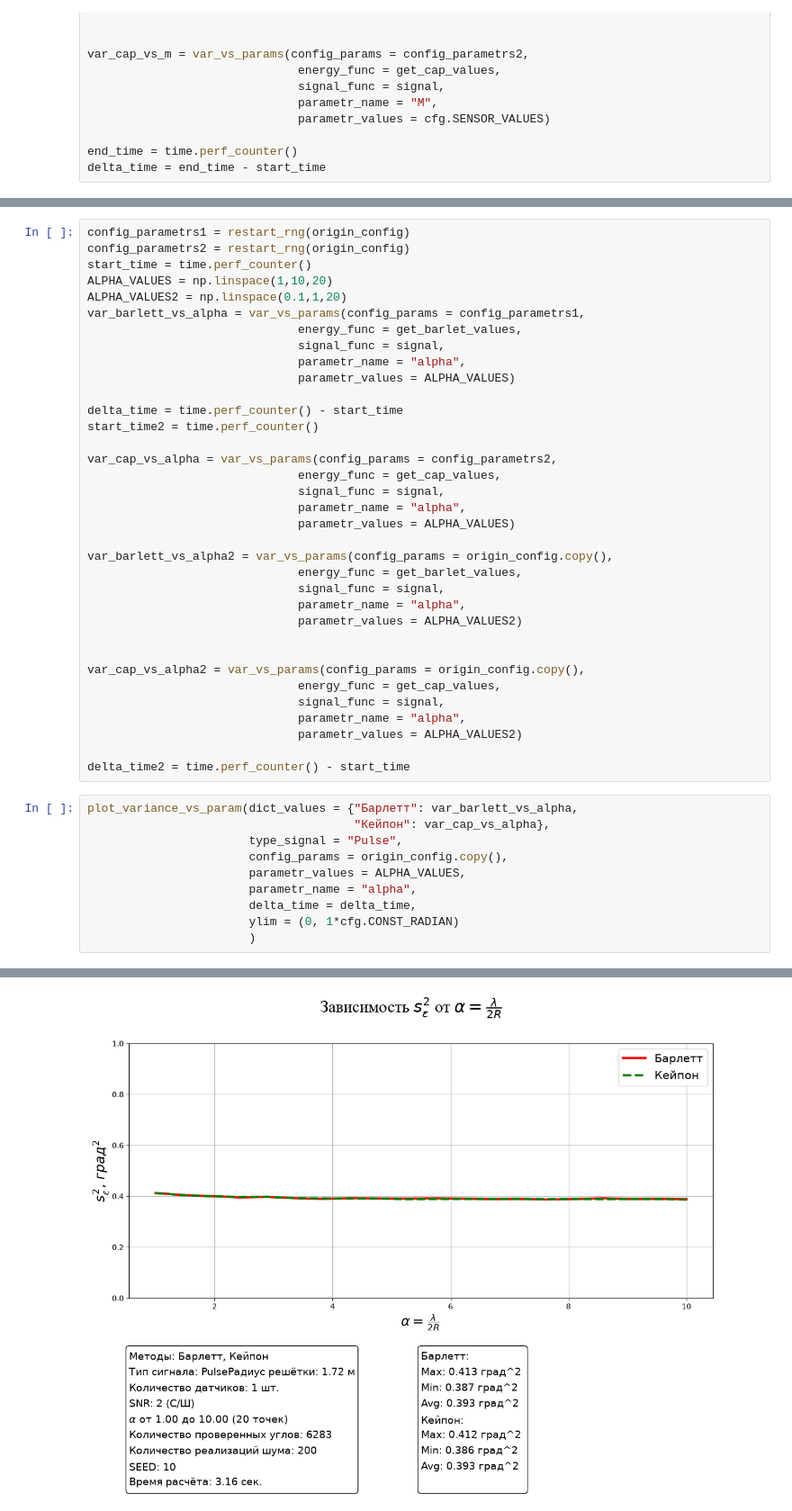
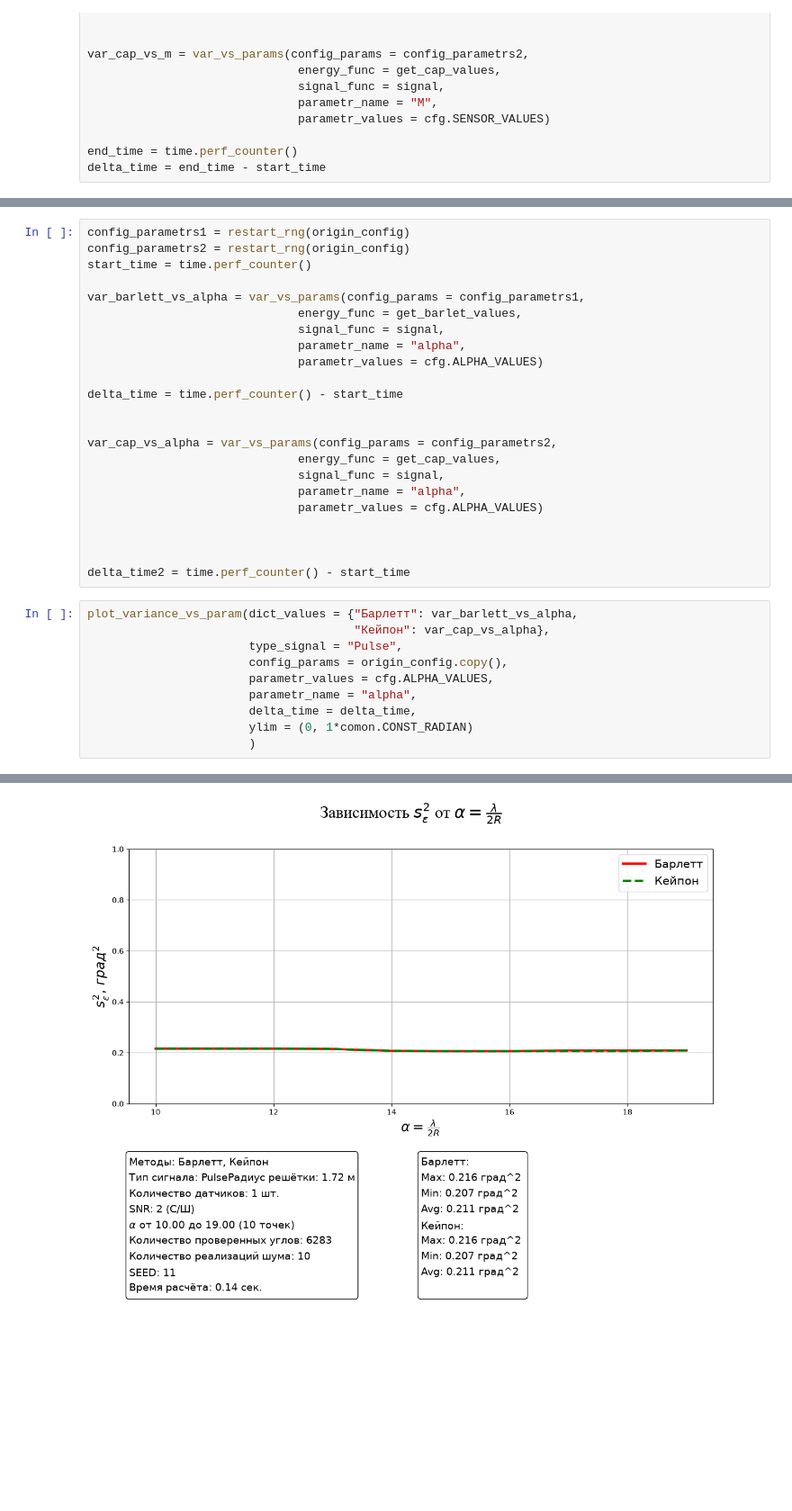
Before and after one commit to veitnemed/piling-main, a Jupyter notebook: report.ipynb, the cells around one changed output, grey strips where cells are left out. Shown at 90% size. Saved outputs shown, nothing was run; the diff lists cells and outputs as text; blank space fills up the shorter version.

Commit message:
refactor: new module comon for default values

```diff
--- a/report.ipynb
+++ b/report.ipynb
@@ -151,51 +193,39 @@ FileNotFoundError: [Errno 2] No such file or directory: 'images/report/M.png'
 config_parametrs1 = restart_rng(origin_config)
 config_parametrs2 = restart_rng(origin_config)
 start_time = time.perf_counter()
-ALPHA_VALUES = np.linspace(1,10,20)
-ALPHA_VALUES2 = np.linspace(0.1,1,20)
+
 var_barlett_vs_alpha = var_vs_params(config_params = config_parametrs1,
                               energy_func = get_barlet_values,
                               signal_func = signal,
                               parametr_name = "alpha",
-                              parametr_values = ALPHA_VALUES)
+                              parametr_values = cfg.ALPHA_VALUES)
 
 delta_time = time.perf_counter() - start_time
-start_time2 = time.perf_counter()
+
 
 var_cap_vs_alpha = var_vs_params(config_params = config_parametrs2,
                               energy_func = get_cap_values,
                               signal_func = signal,
                               parametr_name = "alpha",
-                              parametr_values = ALPHA_VALUES)
-
-var_barlett_vs_alpha2 = var_vs_params(config_params = origin_config.copy(),
-                              energy_func = get_barlet_values,
-                              signal_func = signal,
-                              parametr_name = "alpha",
-                              parametr_values = ALPHA_VALUES2)
+                              parametr_values = cfg.ALPHA_VALUES)
 
 
-var_cap_vs_alpha2 = var_vs_params(config_params = origin_config.copy(),
-                              energy_func = get_cap_values,
-                              signal_func = signal,
-                              parametr_name = "alpha",
-                              parametr_values = ALPHA_VALUES2)
 
 delta_time2 = time.perf_counter() - start_time
 # %%
 plot_variance_vs_param(dict_values = {"Барлетт": var_barlett_vs_alpha,
                                       "Кейпон": var_cap_vs_alpha},
                        type_signal = "Pulse",
                        config_params = origin_config.copy(),
-                       parametr_values = ALPHA_VALUES,
+                       parametr_values = cfg.ALPHA_VALUES,
                        parametr_name = "alpha",
                        delta_time = delta_time,
-                       ylim = (0, 1*cfg.CONST_RADIAN)
+                       ylim = (0, 1*comon.CONST_RADIAN)
                        )
 # %% [output]
 (<Figure size 1400x1100 with 1 Axes>,
  <Axes: xlabel='$\\alpha = \\frac{\\lambda}{2R} $', ylabel='$s_{\\varepsilon}^{2}$, $град^2$'>)
-[figure, old version]
+[figure, new version]
 # %%
 plot_variance_vs_param(dict_values = {"Барлетт": var_barlett_vs_alpha2,
                                       "Кейпон": var_cap_vs_alpha2},
```
Also changed, not shown: parts of 6 cells of this notebook, 14 other files.
